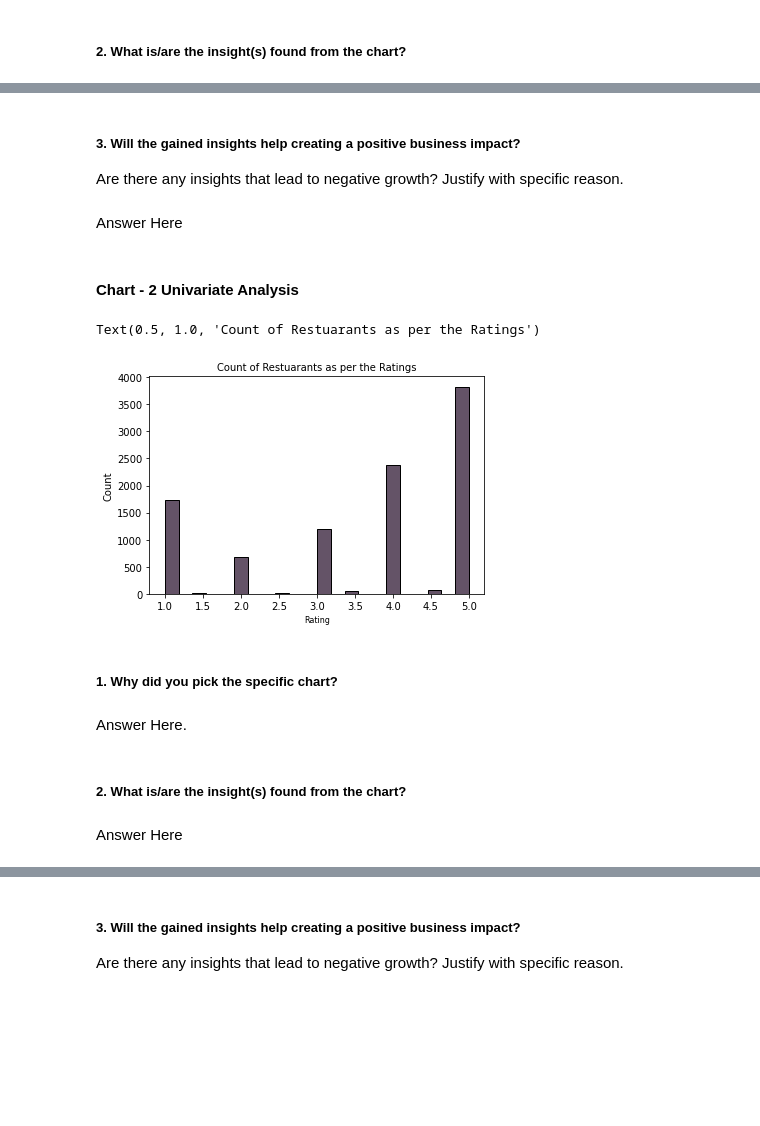
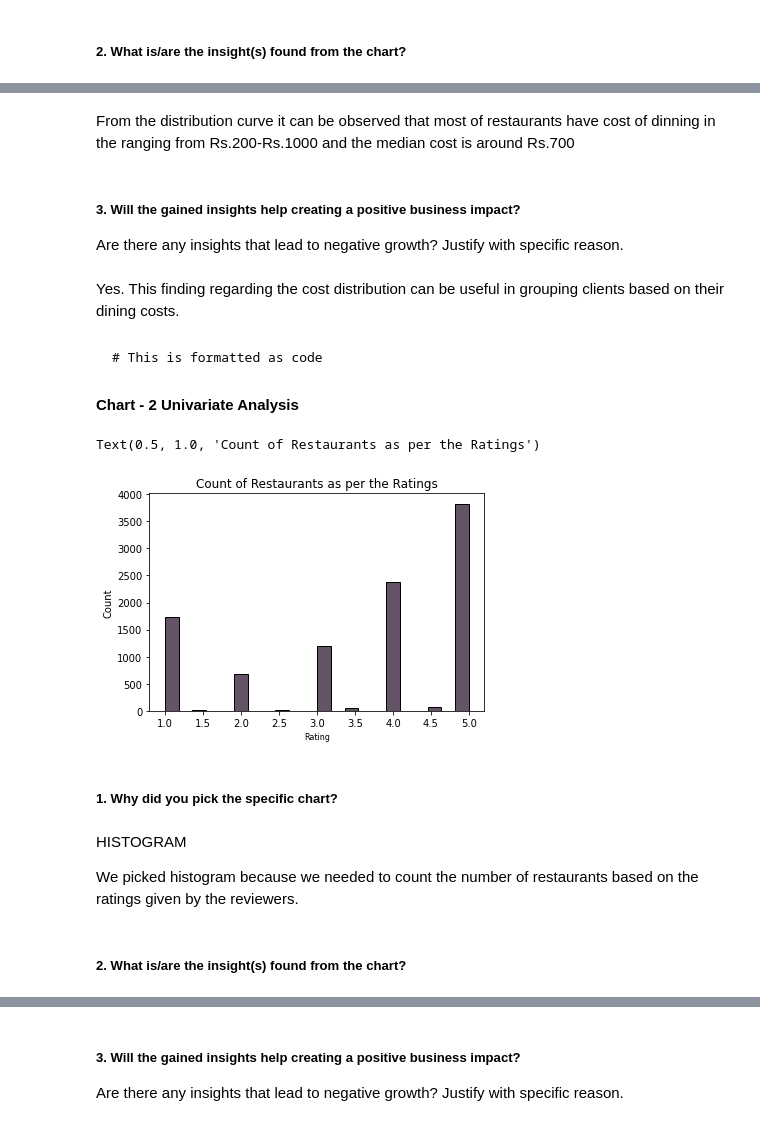
Before and after one commit to saumyadash9/Zomato-Restaurant-Clustering-And-Sentiment-Analysis, a Jupyter notebook: Saumya_Dash_Zomato_Restaurant_Clustering_And_Sentiment_Analysis.ipynb, the cells around one changed output, grey strips where cells are left out. Saved outputs shown, nothing was run; the diff lists cells and outputs as text; code cells hidden in the pictures; blank space fills up the shorter version.

````diff
--- a/Saumya_Dash_Zomato_Restaurant_Clustering_And_Sentiment_Analysis.ipynb
+++ b/Saumya_Dash_Zomato_Restaurant_Clustering_And_Sentiment_Analysis.ipynb
@@ -555,22 +649,31 @@ Answer Here
+# %% [markdown]
+From the distribution curve it can be observed that most of restaurants have cost of dinning in the ranging from Rs.200-Rs.1000 and the median cost is around Rs.700
 # %% [markdown]
 ##### 3. Will the gained insights help creating a positive business impact?
 Are there any insights that lead to negative growth? Justify with specific reason.
-# %% [markdown]
-Answer Here
+# %% [markdown]
+Yes. This finding regarding the cost distribution can be useful in grouping clients based on their dining costs.
 # %% [markdown]
+
+
+```
+# This is formatted as code
+```
+
 #### Chart - 2 Univariate Analysis
 # %%
+#vizualizing the restaurants counts based on the ratings given by the reviewers using histogram
 sns.histplot(x= df2['Rating'], color = '#301934')
 plt.xlabel('Rating',size=8)
-plt.title('Count of Restuarants as per the Ratings',size=10)
+plt.title('Count of Restaurants as per the Ratings')
 # %% [output]
-Text(0.5, 1.0, 'Count of Restuarants as per the Ratings')
+Text(0.5, 1.0, 'Count of Restaurants as per the Ratings')
-[figure, old version]
+[figure, new version]
 # %% [markdown]
 ##### 1. Why did you pick the specific chart?
-# %% [markdown]
-Answer Here.
+# %% [markdown]
+HISTOGRAM
+
+We picked histogram because we needed to count the number of restaurants based on the ratings given by the reviewers.
 # %% [markdown]
 ##### 2. What is/are the insight(s) found from the chart?
-# %% [markdown]
-Answer Here
````
Also changed, not shown: parts of 99 cells of this notebook.
